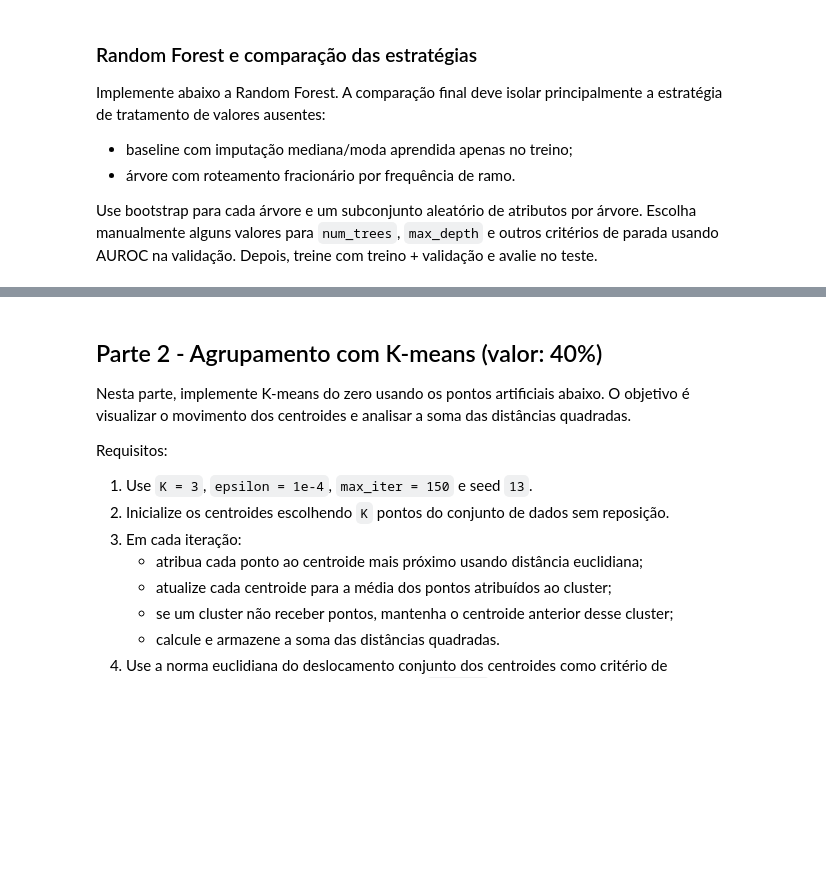
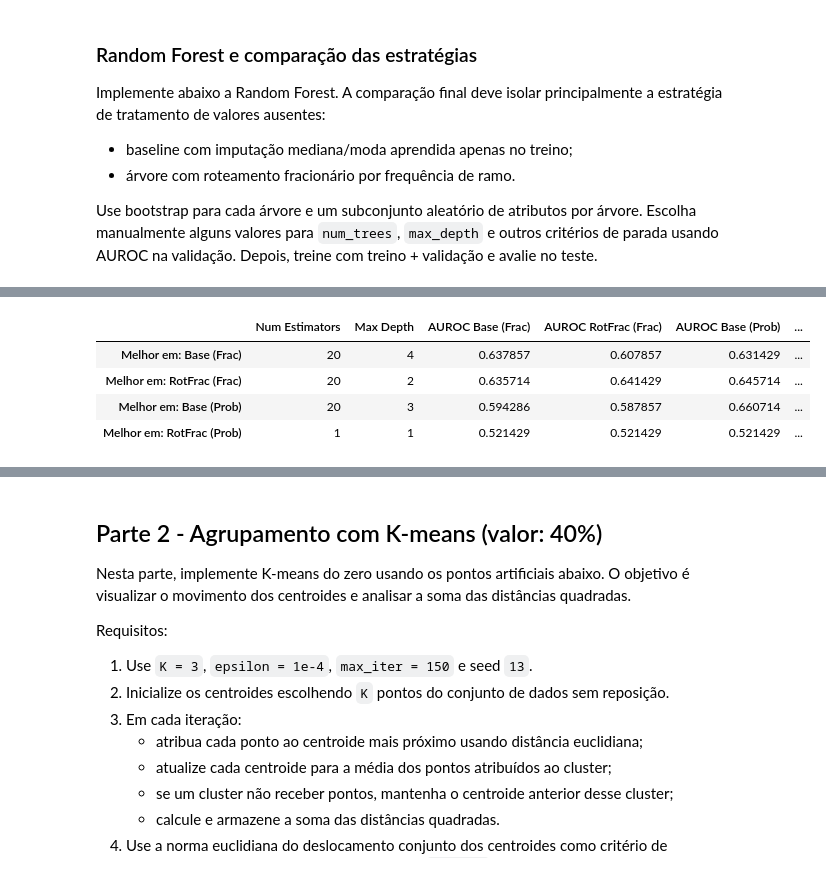
Before and after one commit to jhe-sua/fgv-teaemcd, a Jupyter notebook: tarefa4/Tarefa_4_template_revisada.ipynb, the cells around one changed output, grey strips where cells are left out. Drawn from its saved outputs; the diff is of its cells as text; code cells hidden in the pictures; blank space fills up the shorter version.

```diff
--- a/tarefa4/Tarefa_4_template_revisada.ipynb
+++ b/tarefa4/Tarefa_4_template_revisada.ipynb
@@ -229,8 +229,9 @@ class Node:
         self.right = None
 
 class Leaf:
-    def __init__(self, value):
+    def __init__(self, value, proportions):
         self.value = value
+        self.proportions = proportions
 
 class Tree:
     def __init__(self):
@@ -424,7 +425,17 @@ class Tree:
         is_leaf = len(y) < min_samples or current_depth >= max_depth or np.isclose(self.entropy(y, w), 0.0)
 
         if is_leaf:
-            return Leaf(self.mode(y, w))
+            majority_class = self.mode(y, w)
+
+            #Calcula a proporção (probabilidade) de cada classe nesta folha
+            proportions = defaultdict(float)
+            total_weight = np.sum(w)
+
+            for cls, weight in zip(y, w):
+                proportions[cls] += weight / total_weight
+
+            # Retorna a folha guardando ambas as informações
+            return Leaf(value=majority_class, proportions=proportions)
 
         split_result = self.get_split(X, y, w)
 
@@ -456,7 +467,8 @@ class Tree:
 
         is_leaf = isinstance(node, Leaf)
         if is_leaf:
-            predicts[node.value] += w
+            for cls, prob in node.proportions.items():
+                predicts[cls] += w * prob
             return
 
         nan = np.isnan(sample[node.feature]).astype(bool)
@@ -690,0 +791,26 @@ for num_estimators in range(1, 21):
+# %%
+colunas_metricas = [
+    "AUROC Base (Frac)",
+    "AUROC RotFrac (Frac)",
+    "AUROC Base (Prob)",
+    "AUROC RotFrac (Prob)"
+]
+
+indices_melhores = df_todos_resultados[colunas_metricas].idxmax()
+
+df_melhores_4 = df_todos_resultados.loc[indices_melhores].copy()
+
+df_melhores_4.index = [
+    "Melhor em: Base (Frac)",
+    "Melhor em: RotFrac (Frac)",
+    "Melhor em: Base (Prob)",
+    "Melhor em: RotFrac (Prob)"
+]
+
+df_melhores_4
+# %% [output]
+|  | Num Estimators | Max Depth | AUROC Base (Frac) | AUROC RotFrac (Frac) | AUROC Base (Prob) | ... |
+| Melhor em: Base (Frac) | 20 | 4 | 0.637857 | 0.607857 | 0.631429 | ... |
+| Melhor em: RotFrac (Frac) | 20 | 2 | 0.635714 | 0.641429 | 0.645714 | ... |
+| Melhor em: Base (Prob) | 20 | 3 | 0.594286 | 0.587857 | 0.660714 | ... |
+| Melhor em: RotFrac (Prob) | 1 | 1 | 0.521429 | 0.521429 | 0.521429 | ... |
```
Also changed, not shown: parts of 6 cells of this notebook.
